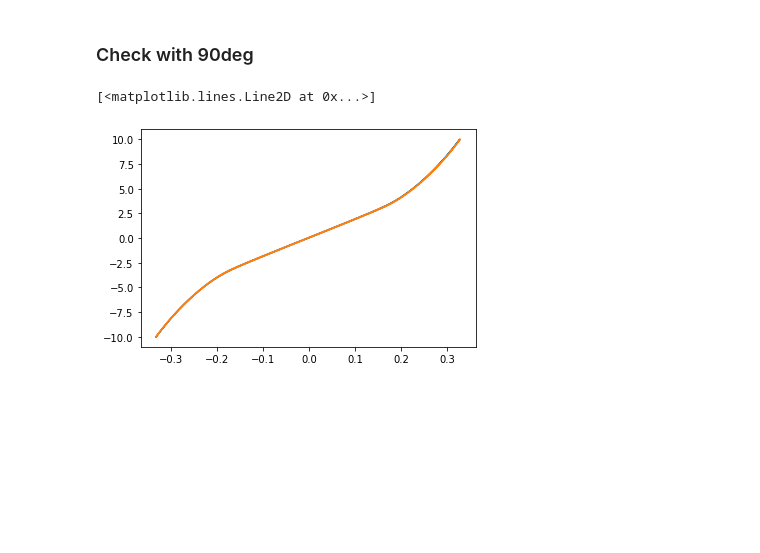
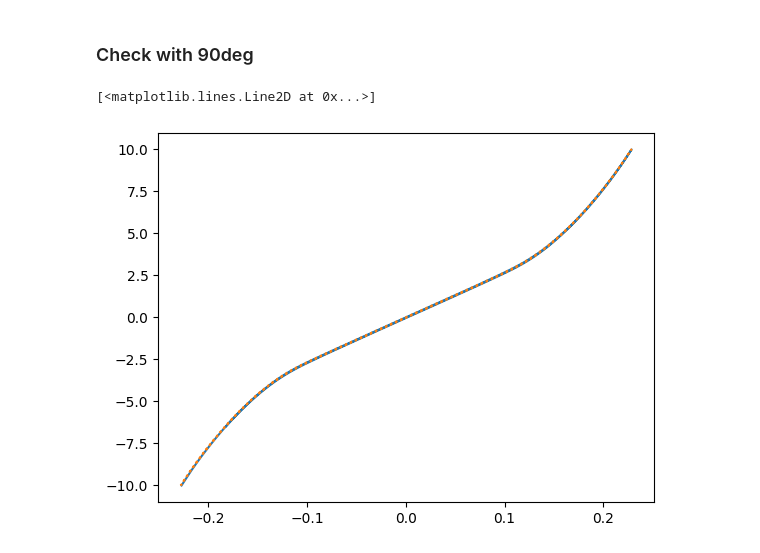
Before and after one commit to OrionSmedley/SagnacOperatingSys, a Jupyter notebook: sagnac_control/calibrations/calibration_analysis_notebooks/MagnetVoltageToField.ipynb, the cells around one changed output. Saved outputs shown, nothing was run; the diff lists cells and outputs as text; code cells hidden in the pictures; blank space fills up the shorter version.

```diff
--- a/sagnac_control/calibrations/calibration_analysis_notebooks/MagnetVoltageToField.ipynb
+++ b/sagnac_control/calibrations/calibration_analysis_notebooks/MagnetVoltageToField.ipynb
@@ -22,2 +24,3 @@ array([ 2.67998879e+05,  5.76602968e+03, -7.54013318e+04, -1.23571710e+03,
 # %%
-measured = pd.read_csv('test_daedalus_voltCenter_calib_2025-06-26_2.csv', comment = '#')
+measured = pd.read_csv(r"..\2026MayCal\voltCenter\2026-05-07\test3_daedalus_voltCenter_calib_2026-05-07_1.csv", comment = '#')
+# measured
@@ -56,9 +61,9 @@ plt.legend()
 # %% [markdown]
 ### Check with 90deg
 # %%
-measured90deg = pd.read_csv('test_daedalus_voltCenter_calib_2025-06-26_3.csv', comment = '#')
-plt.plot(measured['Xfield'], measured['V'])
-plt.plot(measured90deg['Yfield'], measured90deg['V'])
+measured90deg = pd.read_csv(r"..\2026MayCal\voltCenter\2026-05-07\test3_daedalus_voltCenter_calib_2026-05-07_2.csv", comment = '#')
+plt.plot(-measured['Xfield'], measured['V'])
+plt.plot(-measured90deg['Zfield'], measured90deg['V'],linestyle='dotted')
 # %% [output]
 [<matplotlib.lines.Line2D at 0x...>]
-[figure, old version]
+[figure, new version]
```
Also changed, not shown: parts of 7 cells of this notebook, 5 other files.
